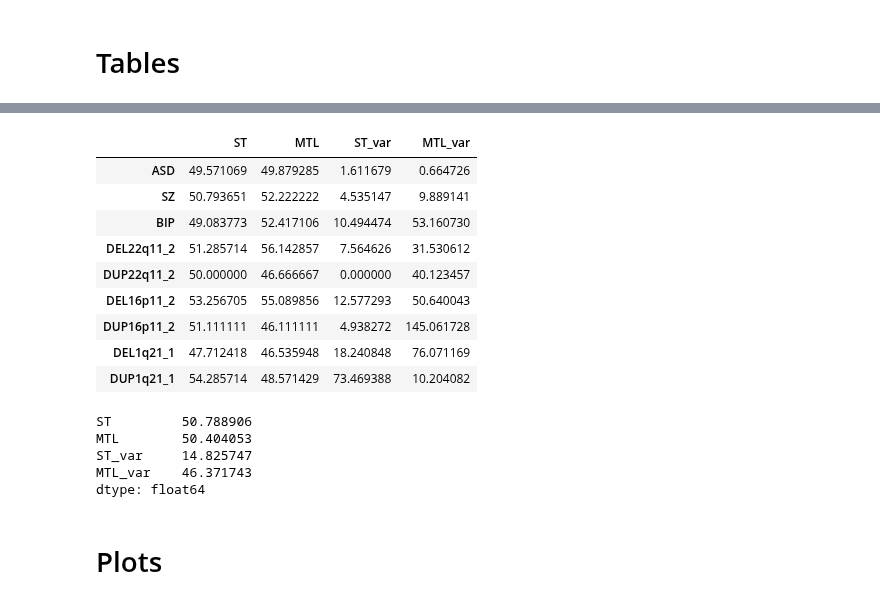
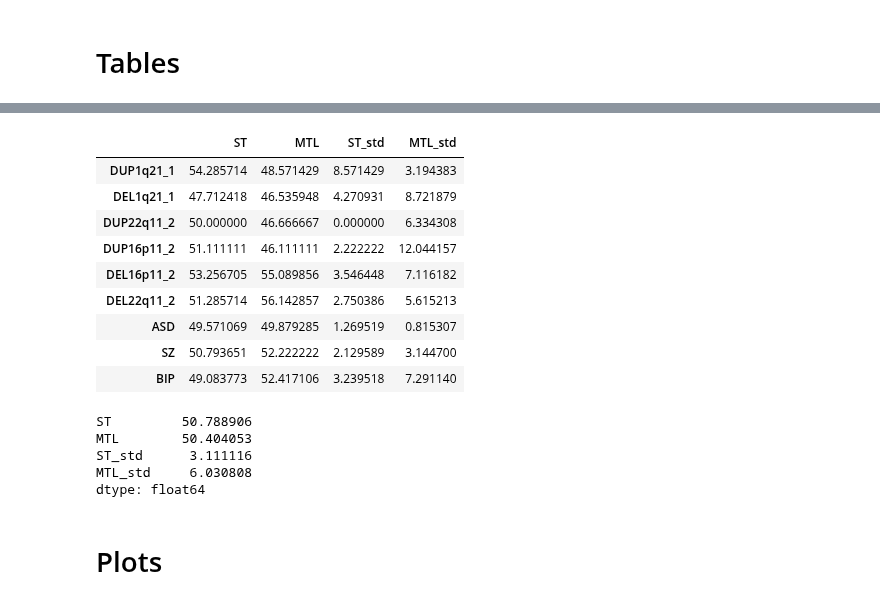
Before and after one commit to harveyaa/neuropsych_mtl, a Jupyter notebook: MTL/MTL_bal_accuracy_plots.ipynb, the cells around one changed output, grey strips where cells are left out. Cells and saved outputs as stored; diff of their text form; code cells hidden in the pictures.

```diff
--- a/MTL/MTL_bal_accuracy_plots.ipynb
+++ b/MTL/MTL_bal_accuracy_plots.ipynb
@@ -15,6 +15,26 @@ cases = ['ASD',
         'DEL1q21_1',
         'DUP1q21_1']
 
+cases = ['DUP1q21_1',
+        'DEL1q21_1',
+        'DUP22q11_2',
+        'DUP16p11_2',
+        'DEL16p11_2',
+        'DEL22q11_2',
+        'ASD',
+        'SZ',
+        'BIP',]
+
+labels = ['DUP 1q21.1',
+        'DEL 1q21.1',
+        'DUP 22q11.2',
+        'DUP 16p11.2',
+        'DEL 16p11.2',
+        'DEL 22q11.2',
+        'ASD',
+        'SZ',
+        'BIP',]
+
 p_bal = './results/condition/balanced/'
 # %% [markdown]
 # Load Data
@@ -60,23 +80,23 @@ for fold in range(5):
 # Single Task
 st_acc_conn = []
 st_acc_conf = []
-st_acc_conn_var = []
-st_acc_conf_var = []
+st_acc_conn_std = []
+st_acc_conf_std = []
 for case in cases:
     # Connectomes
     vals = [st_data_conn[case][fold]['Accuracy/test'].iloc[-1] for fold in range(5)]
     st_acc_conn.append(np.mean(vals))
-    st_acc_conn_var.append(np.var(vals))
+    st_acc_conn_std.append(np.std(vals))
 
     # Confounds
     vals = [st_data_conf[case][fold]['Accuracy/test'].iloc[-1] for fold in range(5)]
     st_acc_conf.append(np.mean(vals))
-    st_acc_conf_var.append(np.var(vals))
+    st_acc_conf_std.append(np.std(vals))
 
 st_acc_conn = pd.Series(st_acc_conn,index=cases)
 st_acc_conf = pd.Series(st_acc_conf,index=cases)
-st_acc_conn_var = pd.Series(st_acc_conn_var,index=cases)
-st_acc_conf_var = pd.Series(st_acc_conf_var,index=cases)
+st_acc_conn_std = pd.Series(st_acc_conn_std,index=cases)
+st_acc_conf_std = pd.Series(st_acc_conf_std,index=cases)
 # %%
 # Multi-task
 mtl_acc_conn = []
@@ -92,8 +112,8 @@ for fold in range(5):
     df = df[df['level_1']=='Accuracy/test'].set_index('level_0')[99]
     mtl_acc_conf.append(df)
 
-mtl_acc_conn_var = pd.concat(mtl_acc_conn,axis=1).var(axis=1)
-mtl_acc_conf_var = pd.concat(mtl_acc_conf,axis=1).var(axis=1)
+mtl_acc_conn_std = pd.concat(mtl_acc_conn,axis=1).std(axis=1)
+mtl_acc_conf_std = pd.concat(mtl_acc_conf,axis=1).std(axis=1)
 mtl_acc_conn = pd.concat(mtl_acc_conn,axis=1).mean(axis=1)
 mtl_acc_conf = pd.concat(mtl_acc_conf,axis=1).mean(axis=1)
 # %% [markdown]
@@ -124,27 +144,27 @@ MTL_var    85.560666
 dtype: float64
 # %%
 # Confounds
-df_conf = pd.concat([st_acc_conf,mtl_acc_conf,st_acc_conf_var,mtl_acc_conf_var],axis=1)
-df_conf.columns = ['ST','MTL','ST_var','MTL_var']
+df_conf = pd.concat([st_acc_conf,mtl_acc_conf,st_acc_conf_std,mtl_acc_conf_std],axis=1)
+df_conf.columns = ['ST','MTL','ST_std','MTL_std']
 df_conf
 # %% [output]
-|  | ST | MTL | ST_var | MTL_var |
-| ASD | 49.571069 | 49.879285 | 1.611679 | 0.664726 |
-| SZ | 50.793651 | 52.222222 | 4.535147 | 9.889141 |
-| BIP | 49.083773 | 52.417106 | 10.494474 | 53.160730 |
-| DEL22q11_2 | 51.285714 | 56.142857 | 7.564626 | 31.530612 |
-| DUP22q11_2 | 50.000000 | 46.666667 | 0.000000 | 40.123457 |
-| DEL16p11_2 | 53.256705 | 55.089856 | 12.577293 | 50.640043 |
-| DUP16p11_2 | 51.111111 | 46.111111 | 4.938272 | 145.061728 |
-| DEL1q21_1 | 47.712418 | 46.535948 | 18.240848 | 76.071169 |
-| DUP1q21_1 | 54.285714 | 48.571429 | 73.469388 | 10.204082 |
+|  | ST | MTL | ST_std | MTL_std |
+| DUP1q21_1 | 54.285714 | 48.571429 | 8.571429 | 3.194383 |
+| DEL1q21_1 | 47.712418 | 46.535948 | 4.270931 | 8.721879 |
+| DUP22q11_2 | 50.000000 | 46.666667 | 0.000000 | 6.334308 |
+| DUP16p11_2 | 51.111111 | 46.111111 | 2.222222 | 12.044157 |
+| DEL16p11_2 | 53.256705 | 55.089856 | 3.546448 | 7.116182 |
+| DEL22q11_2 | 51.285714 | 56.142857 | 2.750386 | 5.615213 |
+| ASD | 49.571069 | 49.879285 | 1.269519 | 0.815307 |
+| SZ | 50.793651 | 52.222222 | 2.129589 | 3.144700 |
+| BIP | 49.083773 | 52.417106 | 3.239518 | 7.291140 |
 # %%
 df_conf.mean()
 # %% [output]
 ST         50.788906
 MTL        50.404053
-ST_var     14.825747
-MTL_var    46.371743
+ST_std      3.111116
+MTL_std     6.030808
 dtype: float64
 # %% [markdown]
 # Plots
```
Also changed, not shown: parts of 3 cells of this notebook, 1 other file.
